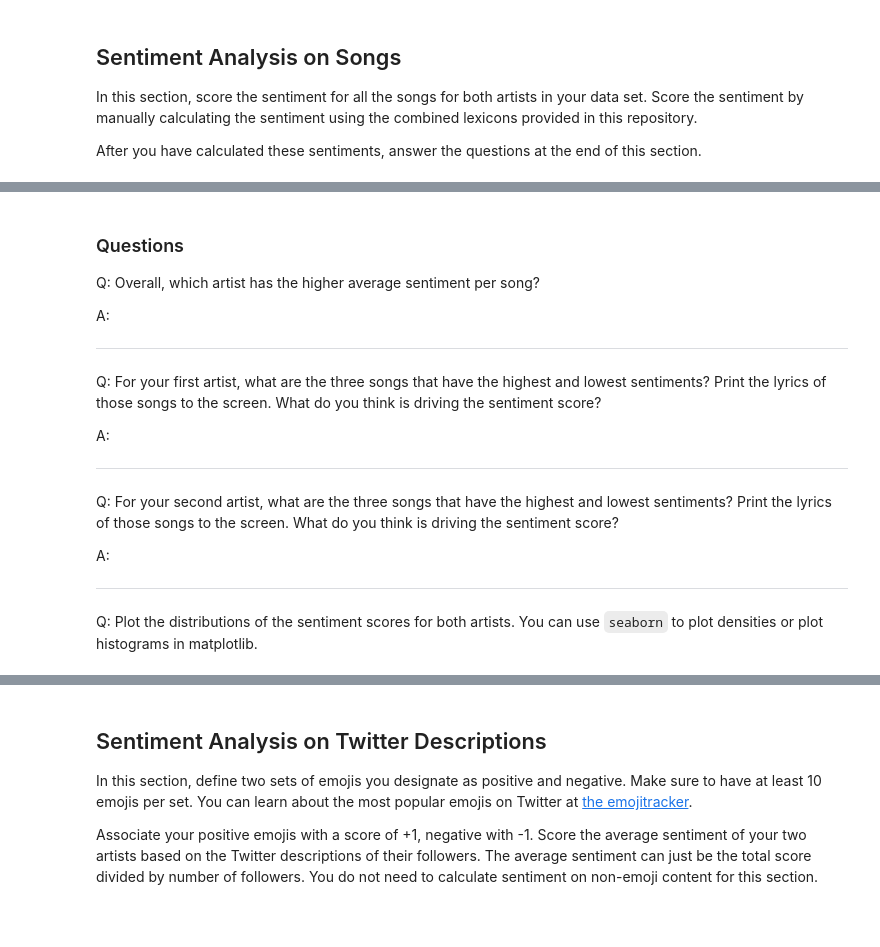
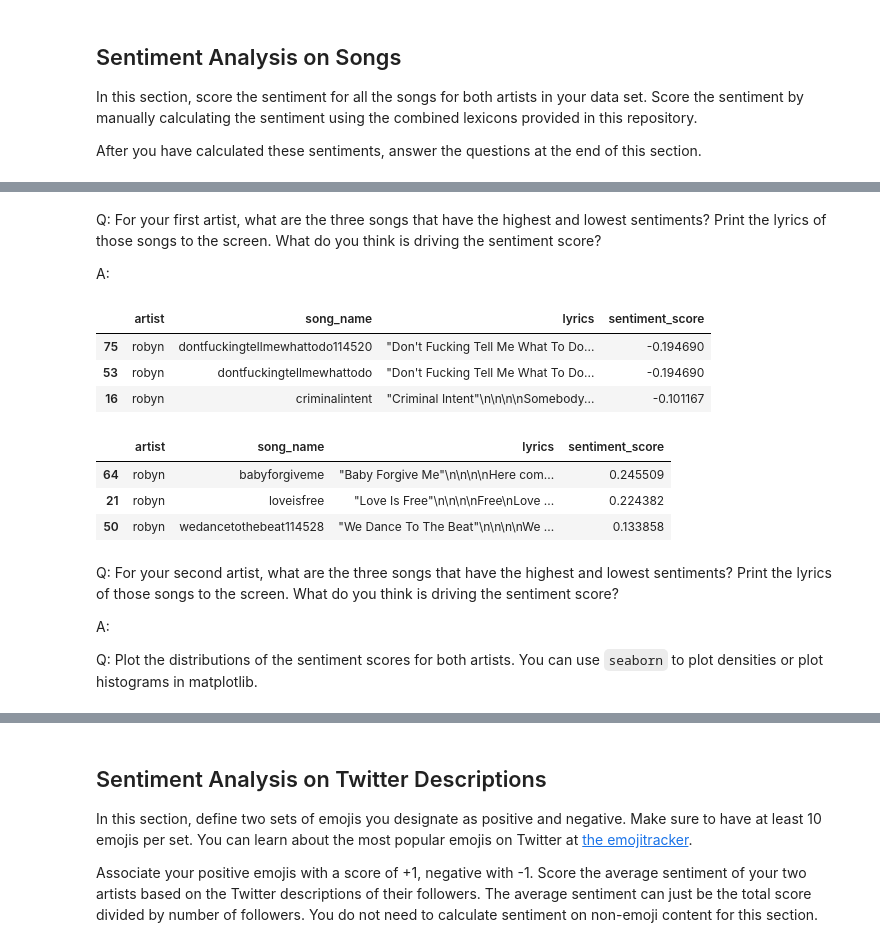
Before and after one commit to shailja-somani-0/ADS509-sentiment-analysis, a Jupyter notebook: Sentiment Assignment.ipynb, the cells around one changed output, grey strips where cells are left out. Cells and saved outputs as stored; diff of their text form; code cells hidden in the pictures; blank space fills up the shorter version.

```diff
--- a/Sentiment Assignment.ipynb
+++ b/Sentiment Assignment.ipynb
@@ -191,22 +254,26 @@ After you have calculated these sentiments, answer the questions at the end of t
+# %% [markdown]
+Q: For your first artist, what are the three songs that have the highest and lowest sentiments? Print the lyrics of those songs to the screen. What do you think is driving the sentiment score?
+
+A: <!-- Your answer here -->
+# %%
+# Get Robyn's 3 lowest sentiment scores
+lyrics_df[lyrics_df["artist"] == "robyn"].sort_values(by=['sentiment_score']).head(3)
+# %% [output]
+|  | artist | song_name | lyrics | sentiment_score |
+| 75 | robyn | dontfuckingtellmewhattodo114520 | "Don't Fucking Tell Me What To Do... | -0.194690 |
+| 53 | robyn | dontfuckingtellmewhattodo | "Don't Fucking Tell Me What To Do... | -0.194690 |
+| 16 | robyn | criminalintent | "Criminal Intent"\n\n\n\nSomebody... | -0.101167 |
+# %%
+# Get Robyn's 3 highest sentiment scores
+lyrics_df[lyrics_df["artist"] == "robyn"].sort_values(by=['sentiment_score'], ascending=False).head(3)
+# %% [output]
+|  | artist | song_name | lyrics | sentiment_score |
+| 64 | robyn | babyforgiveme | "Baby Forgive Me"\n\n\n\nHere com... | 0.245509 |
+| 21 | robyn | loveisfree | "Love Is Free"\n\n\n\nFree\nLove ... | 0.224382 |
+| 50 | robyn | wedancetothebeat114528 | "We Dance To The Beat"\n\n\n\nWe ... | 0.133858 |
 # %% [markdown]
-### Questions
-
-Q: Overall, which artist has the higher average sentiment per song?
-
-A: <!-- Your answer here -->
-
----
-
-Q: For your first artist, what are the three songs that have the highest and lowest sentiments? Print the lyrics of those songs to the screen. What do you think is driving the sentiment score?
-
-A: <!-- Your answer here -->
-
----
-
 Q: For your second artist, what are the three songs that have the highest and lowest sentiments? Print the lyrics of those songs to the screen. What do you think is driving the sentiment score?
 
 A: <!-- Your answer here -->
 
----
-
 Q: Plot the distributions of the sentiment scores for both artists. You can use `seaborn` to plot densities or plot histograms in matplotlib.
```
Also changed, not shown: parts of 17 cells of this notebook.
